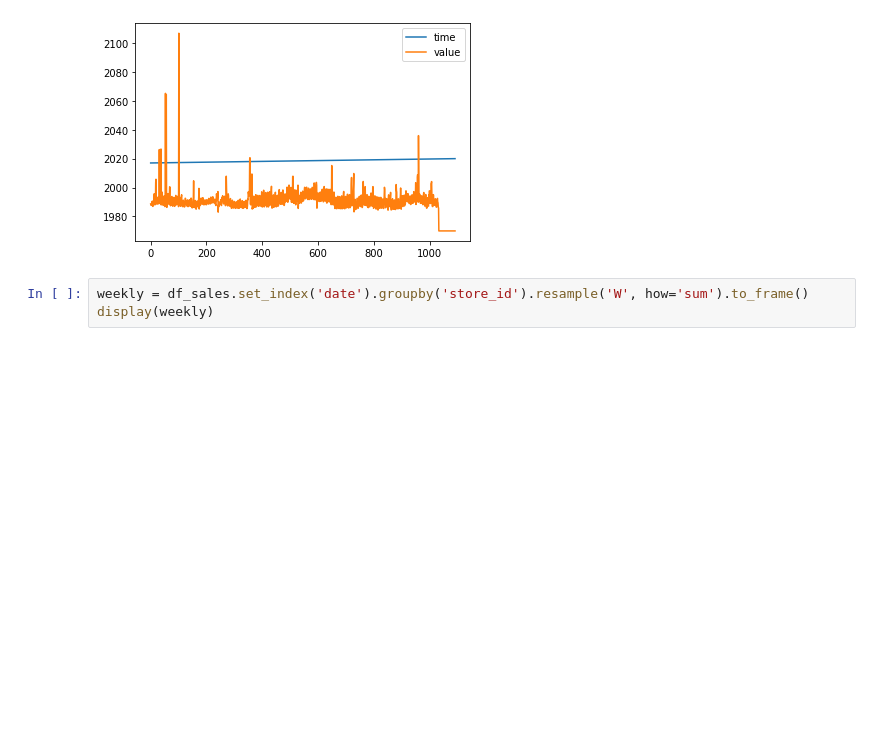
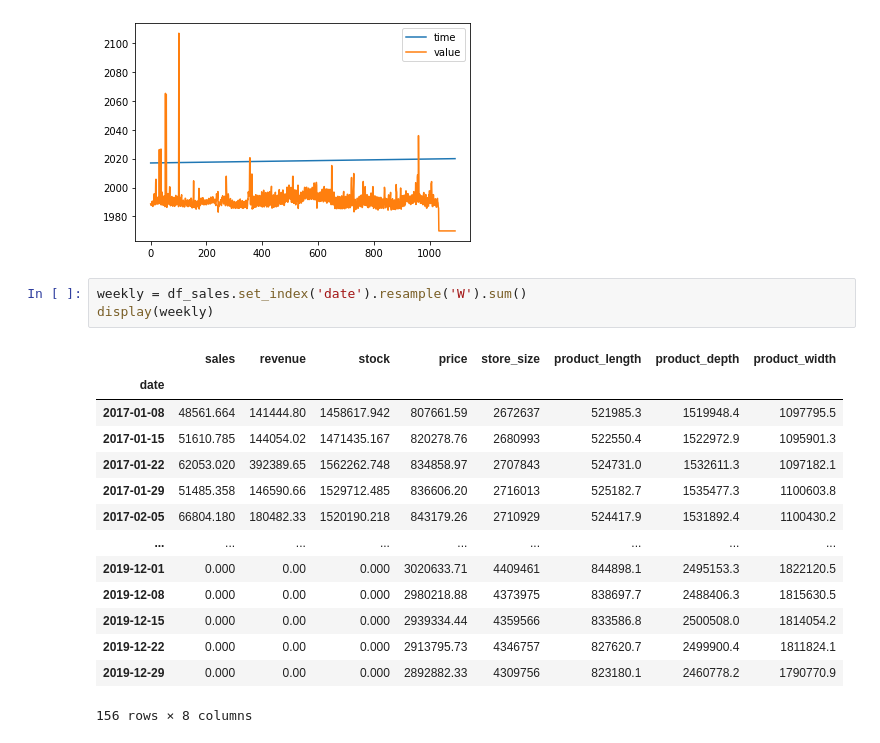
Before and after one commit to Schwabinger-Exzellenzcluster/instasights, a Jupyter notebook: backend/notebooks/notebook.ipynb, the cells around one changed output. Drawn from its saved outputs; the diff is of its cells as text; blank space fills up the shorter version.

```diff
--- a/backend/notebooks/notebook.ipynb
+++ b/backend/notebooks/notebook.ipynb
@@ -113,5 +113,20 @@ plt.show()
 1092 rows × 2 columns
 [figure]
 # %%
-weekly = df_sales.set_index('date').groupby('store_id').resample('W', how='sum').to_frame()
+weekly = df_sales.set_index('date').resample('W').sum()
 display(weekly)
+# %% [output]
+|  | sales | revenue | stock | price | store_size | product_length | product_depth | product_width |
+| date |  |  |  |  |  |  |  |  |
+| 2017-01-08 | 48561.664 | 141444.80 | 1458617.942 | 807661.59 | 2672637 | 521985.3 | 1519948.4 | 1097795.5 |
+| 2017-01-15 | 51610.785 | 144054.02 | 1471435.167 | 820278.76 | 2680993 | 522550.4 | 1522972.9 | 1095901.3 |
+| 2017-01-22 | 62053.020 | 392389.65 | 1562262.748 | 834858.97 | 2707843 | 524731.0 | 1532611.3 | 1097182.1 |
+| 2017-01-29 | 51485.358 | 146590.66 | 1529712.485 | 836606.20 | 2716013 | 525182.7 | 1535477.3 | 1100603.8 |
+| 2017-02-05 | 66804.180 | 180482.33 | 1520190.218 | 843179.26 | 2710929 | 524417.9 | 1531892.4 | 1100430.2 |
+| ... | ... | ... | ... | ... | ... | ... | ... | ... |
+| 2019-12-01 | 0.000 | 0.00 | 0.000 | 3020633.71 | 4409461 | 844898.1 | 2495153.3 | 1822120.5 |
+| 2019-12-08 | 0.000 | 0.00 | 0.000 | 2980218.88 | 4373975 | 838697.7 | 2488406.3 | 1815630.5 |
+| 2019-12-15 | 0.000 | 0.00 | 0.000 | 2939334.44 | 4359566 | 833586.8 | 2500508.0 | 1814054.2 |
+| 2019-12-22 | 0.000 | 0.00 | 0.000 | 2913795.73 | 4346757 | 827620.7 | 2499900.4 | 1811824.1 |
+| 2019-12-29 | 0.000 | 0.00 | 0.000 | 2892882.33 | 4309756 | 823180.1 | 2460778.2 | 1790770.9 |
+156 rows × 8 columns
```
Also changed, not shown: 10 other files.
